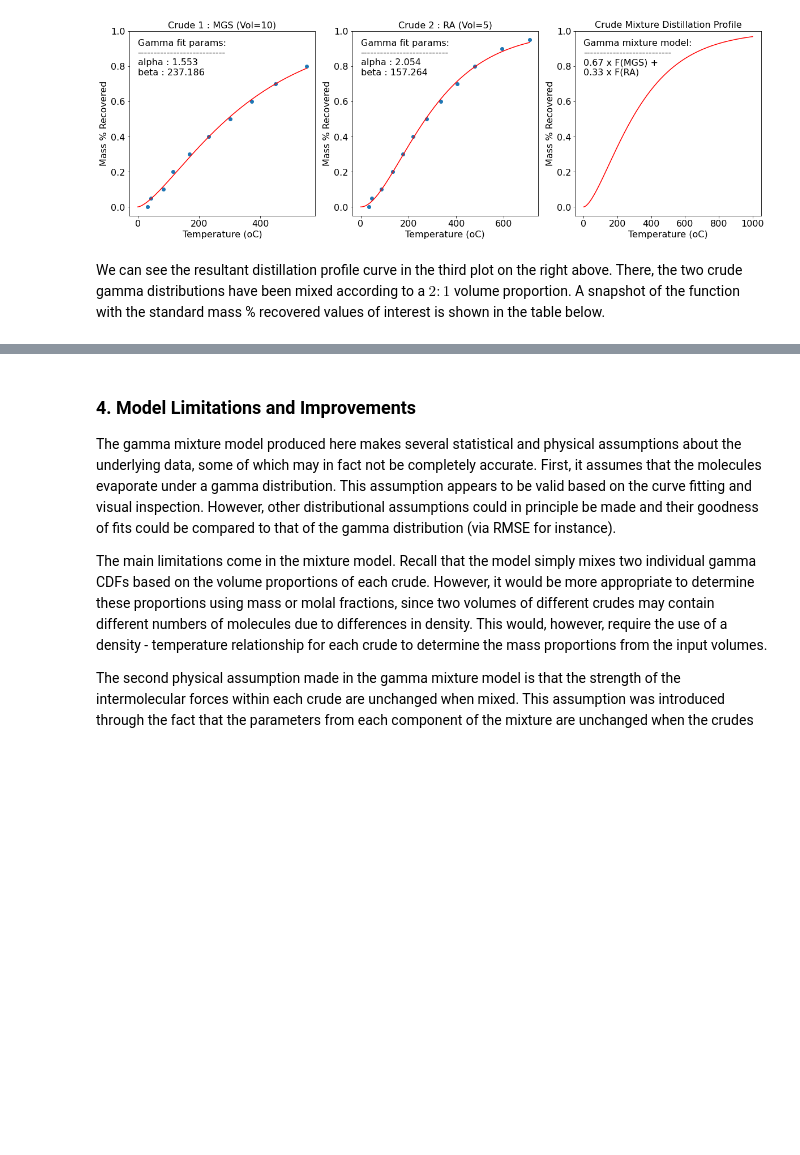
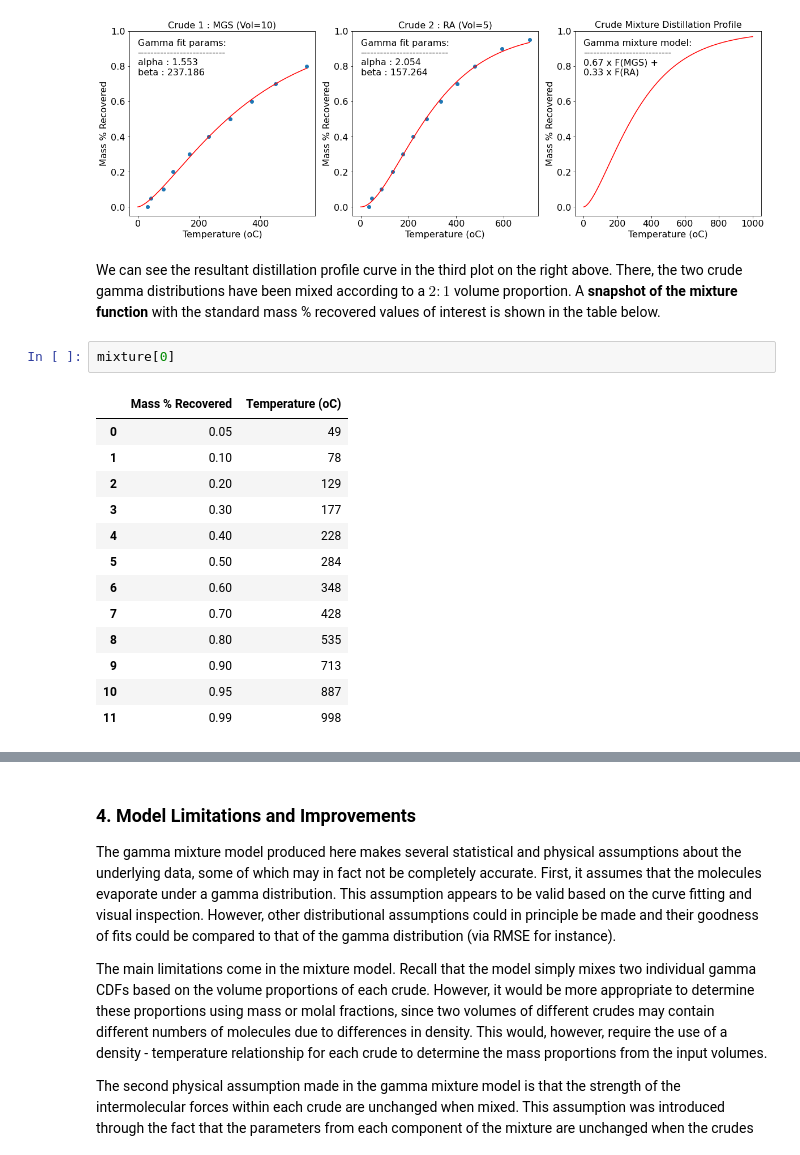
Before and after one commit to RobBlumberg/validere_distillation, a Jupyter notebook: src/distillation-profile.ipynb, the cells around one changed output, grey strips where cells are left out. Drawn from its saved outputs; the diff is of its cells as text; blank space fills up the shorter version.

```diff
--- a/src/distillation-profile.ipynb
+++ b/src/distillation-profile.ipynb
@@ -84,4 +84,20 @@ mixture = gamma_mixture_distillation_profile(crude1, crude2, vol1, vol2)
 # %% [output]
 [figure]
 # %% [markdown]
-We can see the resultant distillation profile curve in the third plot on the right above. There, the two crude gamma distributions have been mixed according to a $2:1$ volume proportion. A snapshot of the function with the standard mass % recovered values of interest is shown in the table below.
+We can see the resultant distillation profile curve in the third plot on the right above. There, the two crude gamma distributions have been mixed according to a $2:1$ volume proportion. A **snapshot of the mixture function** with the standard mass % recovered values of interest is shown in the table below.
+# %%
+mixture[0]
+# %% [output]
+|  | Mass % Recovered | Temperature (oC) |
+| 0 | 0.05 | 49 |
+| 1 | 0.10 | 78 |
+| 2 | 0.20 | 129 |
+| 3 | 0.30 | 177 |
+| 4 | 0.40 | 228 |
+| 5 | 0.50 | 284 |
+| 6 | 0.60 | 348 |
+| 7 | 0.70 | 428 |
+| 8 | 0.80 | 535 |
+| 9 | 0.90 | 713 |
+| 10 | 0.95 | 887 |
+| 11 | 0.99 | 998 |
```
Also changed, not shown: parts of 7 cells of this notebook.
